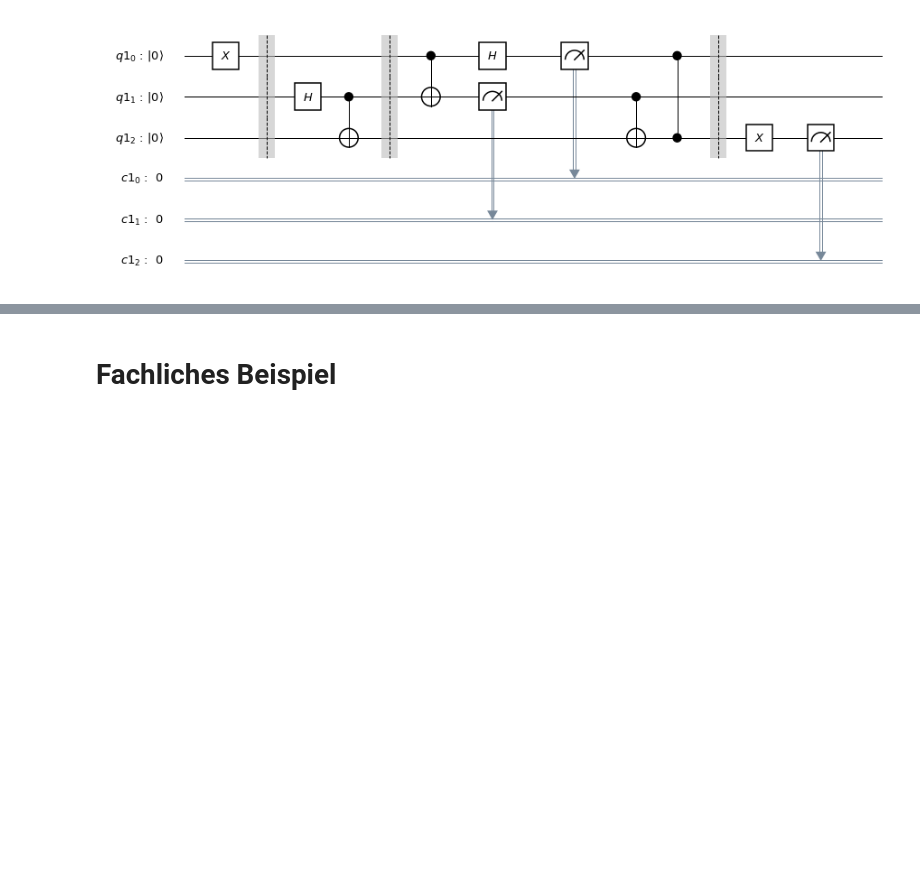
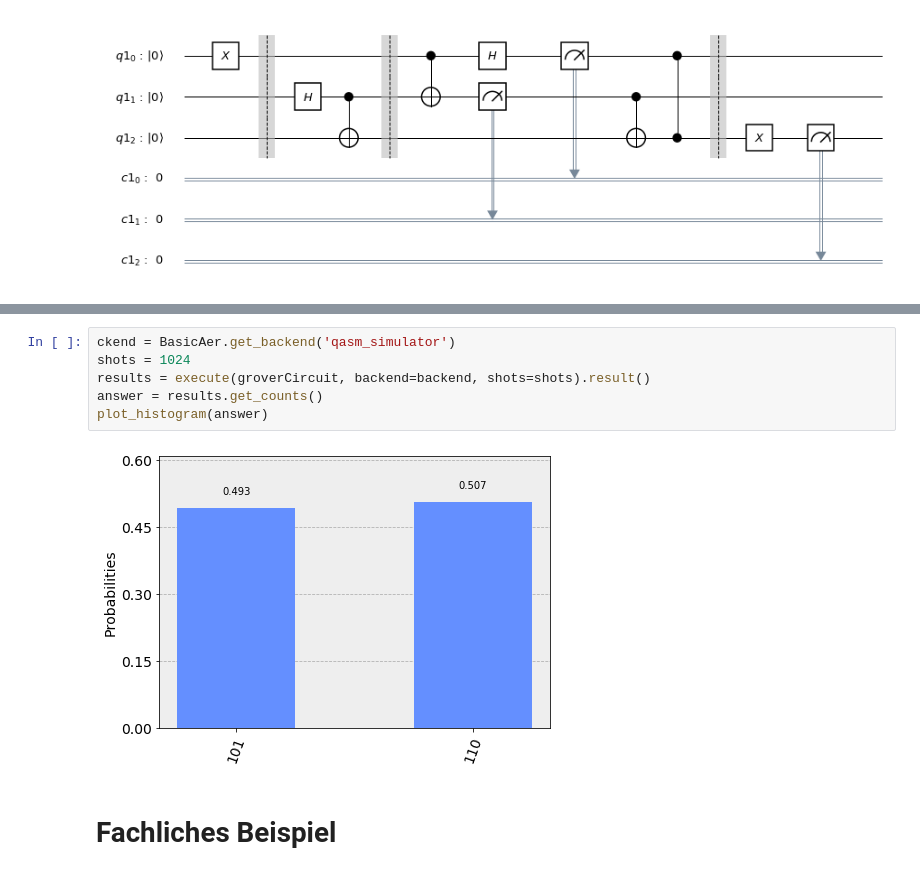
Before and after one commit to jzakotnik/quantum-tutorial, a Jupyter notebook: 1 - basic properties.ipynb, the cells around one changed output, grey strips where cells are left out. Drawn from its saved outputs; the diff is of its cells as text; blank space fills up the shorter version.

```diff
--- a/1 - basic properties.ipynb
+++ b/1 - basic properties.ipynb
@@ -195,2 +256,10 @@ plot_histogram(measurement_result)
+# %%
+ckend = BasicAer.get_backend('qasm_simulator')
+shots = 1024
+results = execute(groverCircuit, backend=backend, shots=shots).result()
+answer = results.get_counts()
+plot_histogram(answer)
+# %% [output]
+[figure, added]
 # %% [markdown]
 # Fachliches Beispiel
```
Also changed, not shown: parts of 9 cells of this notebook.
